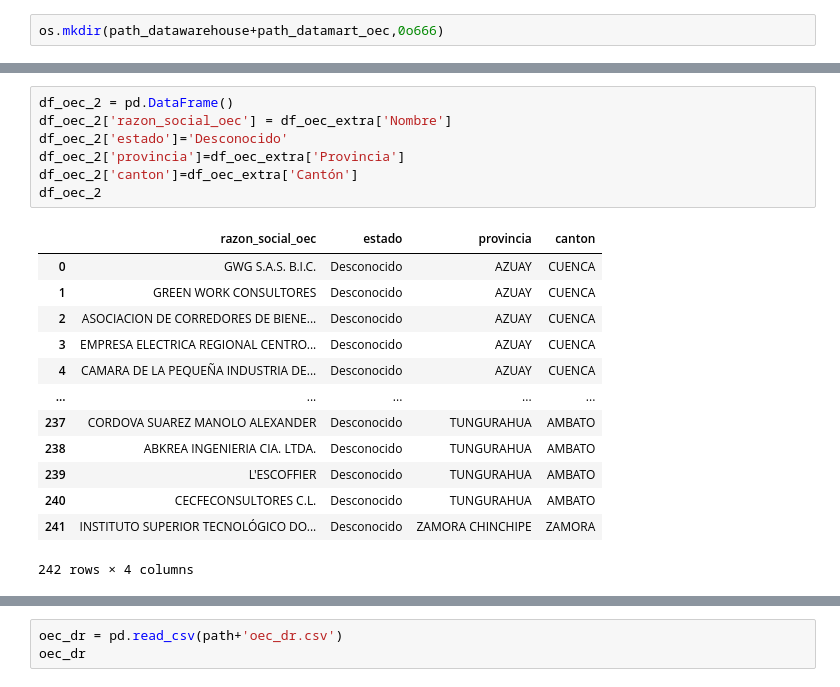
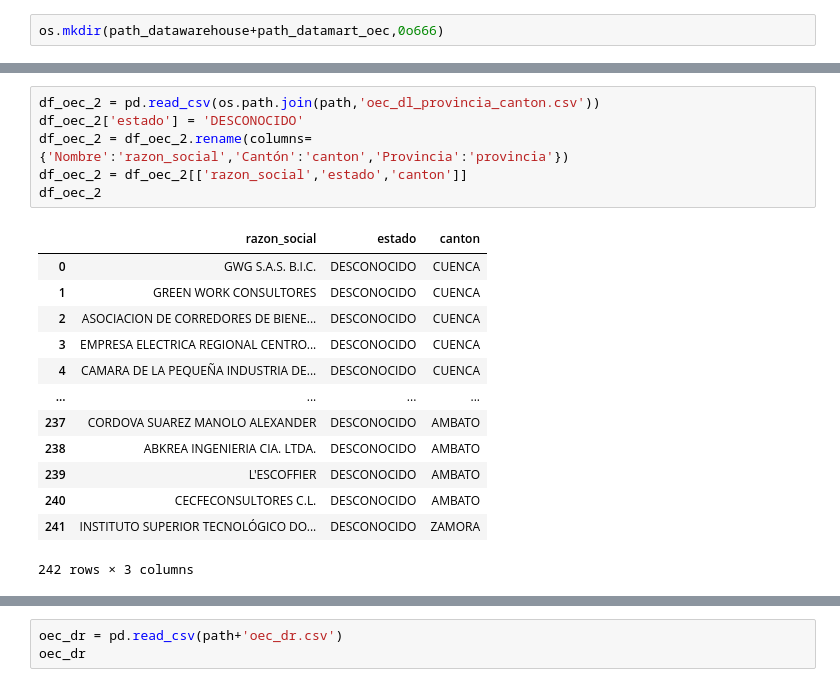
Before and after one commit to Herziox/Data-Mining-System-SETEC, a Jupyter notebook: 3_data_preprocesing_module/ETL_Datawarehouse.ipynb, the cells around one changed output, grey strips where cells are left out. Drawn from its saved outputs; the diff is of its cells as text.

```diff
--- a/3_data_preprocesing_module/ETL_Datawarehouse.ipynb
+++ b/3_data_preprocesing_module/ETL_Datawarehouse.ipynb
@@ -249,22 +277,21 @@ df_oec_extra
-# %%
-df_oec_2 = pd.DataFrame()
-df_oec_2['razon_social_oec'] = df_oec_extra['Nombre']
-df_oec_2['estado']='Desconocido'
-df_oec_2['provincia']=df_oec_extra['Provincia']
-df_oec_2['canton']=df_oec_extra['Cantón']
-df_oec_2
-# %% [output]
-|  | razon_social_oec | estado | provincia | canton |
-| 0 | GWG S.A.S. B.I.C. | Desconocido | AZUAY | CUENCA |
-| 1 | GREEN WORK CONSULTORES | Desconocido | AZUAY | CUENCA |
-| 2 | ASOCIACION DE CORREDORES DE BIENE... | Desconocido | AZUAY | CUENCA |
-| 3 | EMPRESA ELECTRICA REGIONAL CENTRO... | Desconocido | AZUAY | CUENCA |
-| 4 | CAMARA DE LA PEQUEÑA INDUSTRIA DE... | Desconocido | AZUAY | CUENCA |
-| ... | ... | ... | ... | ... |
-| 237 | CORDOVA SUAREZ MANOLO ALEXANDER | Desconocido | TUNGURAHUA | AMBATO |
-| 238 | ABKREA INGENIERIA CIA. LTDA. | Desconocido | TUNGURAHUA | AMBATO |
-| 239 | L'ESCOFFIER | Desconocido | TUNGURAHUA | AMBATO |
-| 240 | CECFECONSULTORES C.L. | Desconocido | TUNGURAHUA | AMBATO |
-| 241 | INSTITUTO SUPERIOR TECNOLÓGICO DO... | Desconocido | ZAMORA CHINCHIPE | ZAMORA |
-242 rows × 4 columns
+# %%
+df_oec_2 = pd.read_csv(os.path.join(path,'oec_dl_provincia_canton.csv'))
+df_oec_2['estado'] = 'DESCONOCIDO'
+df_oec_2 = df_oec_2.rename(columns={'Nombre':'razon_social','Cantón':'canton','Provincia':'provincia'})
+df_oec_2 = df_oec_2[['razon_social','estado','canton']]
+df_oec_2
+# %% [output]
+|  | razon_social | estado | canton |
+| 0 | GWG S.A.S. B.I.C. | DESCONOCIDO | CUENCA |
+| 1 | GREEN WORK CONSULTORES | DESCONOCIDO | CUENCA |
+| 2 | ASOCIACION DE CORREDORES DE BIENE... | DESCONOCIDO | CUENCA |
+| 3 | EMPRESA ELECTRICA REGIONAL CENTRO... | DESCONOCIDO | CUENCA |
+| 4 | CAMARA DE LA PEQUEÑA INDUSTRIA DE... | DESCONOCIDO | CUENCA |
+| ... | ... | ... | ... |
+| 237 | CORDOVA SUAREZ MANOLO ALEXANDER | DESCONOCIDO | AMBATO |
+| 238 | ABKREA INGENIERIA CIA. LTDA. | DESCONOCIDO | AMBATO |
+| 239 | L'ESCOFFIER | DESCONOCIDO | AMBATO |
+| 240 | CECFECONSULTORES C.L. | DESCONOCIDO | AMBATO |
+| 241 | INSTITUTO SUPERIOR TECNOLÓGICO DO... | DESCONOCIDO | ZAMORA |
+242 rows × 3 columns
 # %%
```
Also changed, not shown: parts of 27 cells of this notebook, 8 other files.
